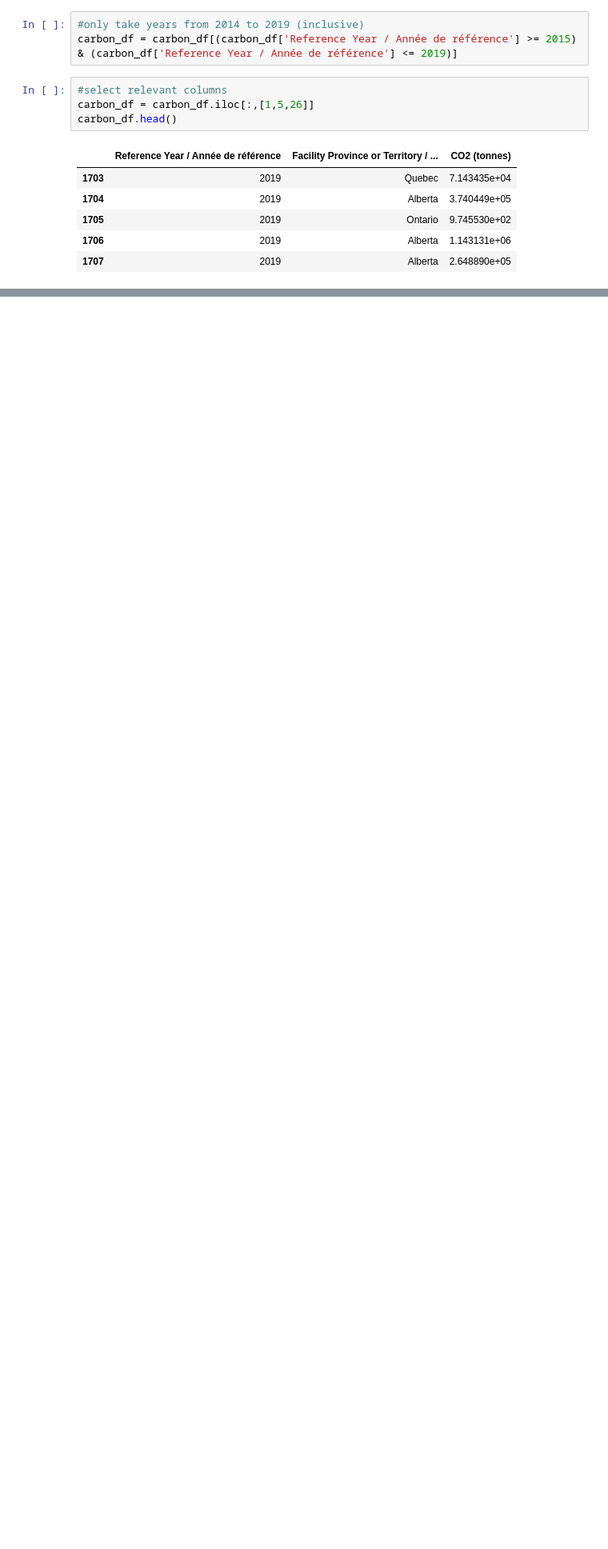
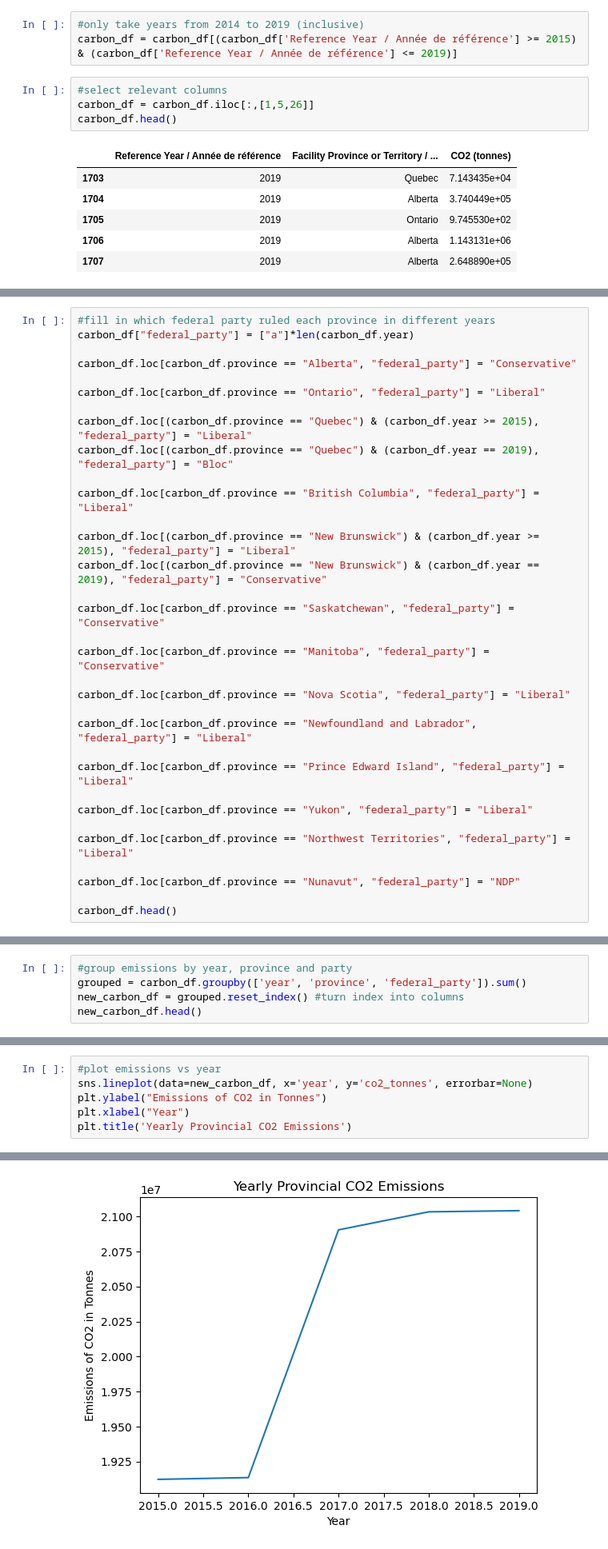
Before and after one commit to atif9450/data200_midterm_project, a Jupyter notebook: work.ipynb, the cells around one changed output, grey strips where cells are left out. Shown: that part at 80% size. Drawn from its saved outputs; the diff is of its cells as text; blank space fills up the shorter version.

```diff
--- a/work.ipynb
+++ b/work.ipynb
@@ -124,0 +69,33 @@ for f in files:
+# %%
+#fill in which federal party ruled each province in different years
+carbon_df["federal_party"] = ["a"]*len(carbon_df.year)
+
+carbon_df.loc[carbon_df.province == "Alberta", "federal_party"] = "Conservative"
+
+carbon_df.loc[carbon_df.province == "Ontario", "federal_party"] = "Liberal"
+
+carbon_df.loc[(carbon_df.province == "Quebec") & (carbon_df.year >= 2015), "federal_party"] = "Liberal"
+carbon_df.loc[(carbon_df.province == "Quebec") & (carbon_df.year == 2019), "federal_party"] = "Bloc"
+
+carbon_df.loc[carbon_df.province == "British Columbia", "federal_party"] = "Liberal"
+
+carbon_df.loc[(carbon_df.province == "New Brunswick") & (carbon_df.year >= 2015), "federal_party"] = "Liberal"
+carbon_df.loc[(carbon_df.province == "New Brunswick") & (carbon_df.year == 2019), "federal_party"] = "Conservative"
+
+carbon_df.loc[carbon_df.province == "Saskatchewan", "federal_party"] = "Conservative"
+
+carbon_df.loc[carbon_df.province == "Manitoba", "federal_party"] = "Conservative"
+
+carbon_df.loc[carbon_df.province == "Nova Scotia", "federal_party"] = "Liberal"
+
+carbon_df.loc[carbon_df.province == "Newfoundland and Labrador", "federal_party"] = "Liberal"
+
+carbon_df.loc[carbon_df.province == "Prince Edward Island", "federal_party"] = "Liberal"
+
+carbon_df.loc[carbon_df.province == "Yukon", "federal_party"] = "Liberal"
+
+carbon_df.loc[carbon_df.province == "Northwest Territories", "federal_party"] = "Liberal"
+
+carbon_df.loc[carbon_df.province == "Nunavut", "federal_party"] = "NDP"
+
+carbon_df.head()
@@ -124,0 +109,5 @@ for f in files:
+# %%
+#group emissions by year, province and party
+grouped = carbon_df.groupby(['year', 'province', 'federal_party']).sum()
+new_carbon_df = grouped.reset_index() #turn index into columns
+new_carbon_df.head()
@@ -124,0 +121,7 @@ for f in files:
+# %%
+#plot emissions vs year
+sns.lineplot(data=new_carbon_df, x='year', y='co2_tonnes', errorbar=None)
+plt.ylabel("Emissions of CO2 in Tonnes")
+plt.xlabel("Year")
+plt.title('Yearly Provincial CO2 Emissions')
+# %% [output]
@@ -124,0 +129 @@ for f in files:
+[figure, added]
```
Also changed, not shown: parts of 69 cells of this notebook, 1 other file.
